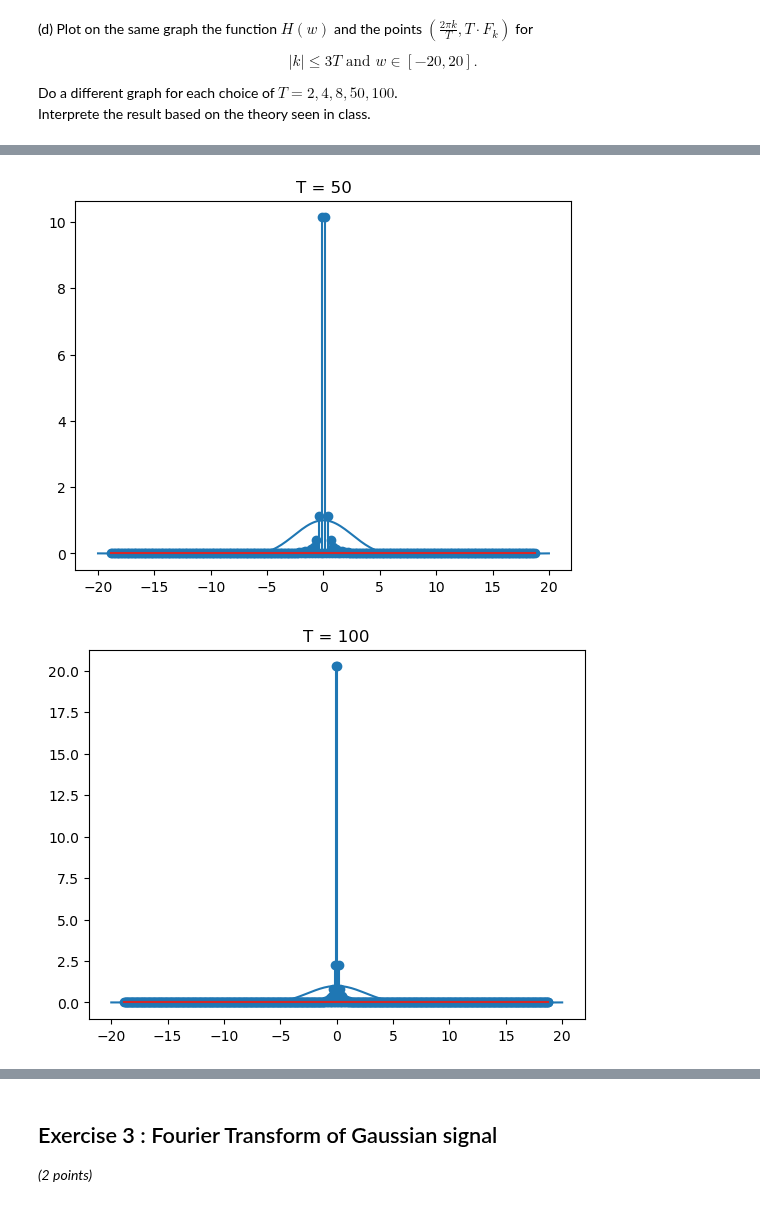
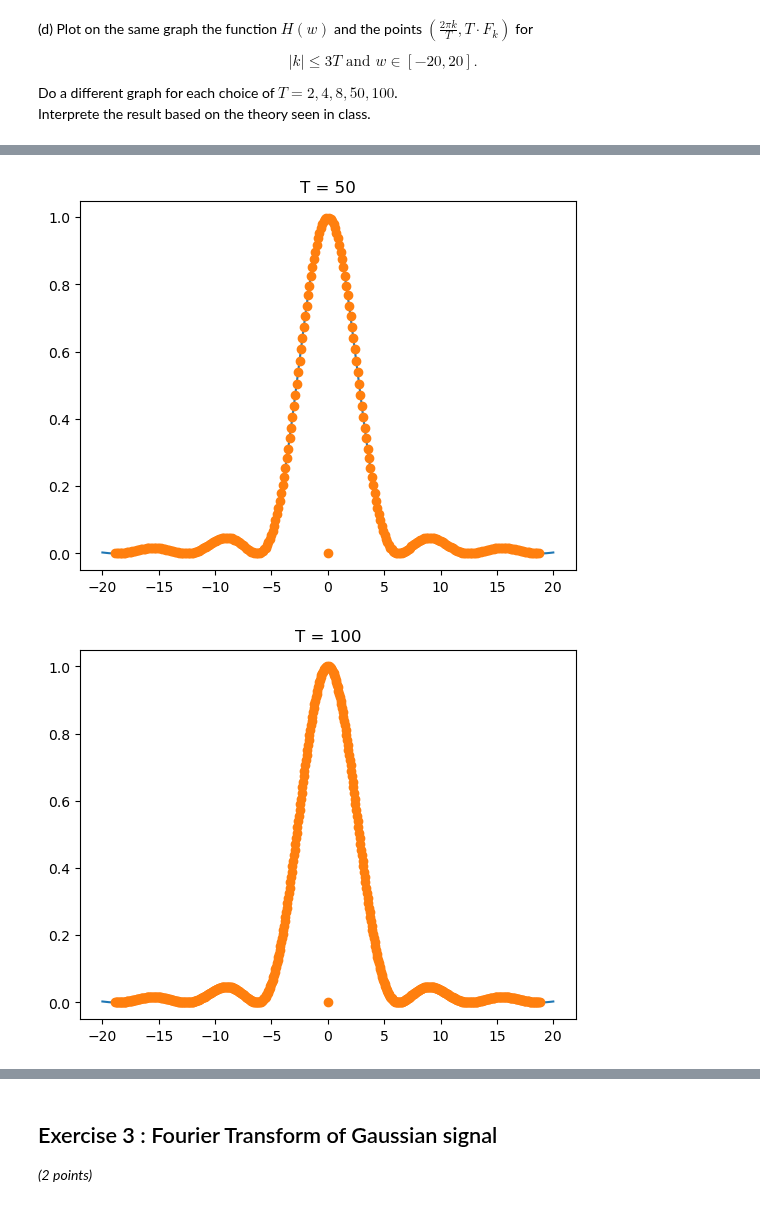
Before and after one commit to Arkanthara/digital_image_processing, a Jupyter notebook: TP8_FS_and_FT.ipynb, the cells around one changed output, grey strips where cells are left out. Saved outputs shown, nothing was run; the diff lists cells and outputs as text; code cells hidden in the pictures.

```diff
--- a/TP8_FS_and_FT.ipynb
+++ b/TP8_FS_and_FT.ipynb
@@ -323,7 +334,7 @@ def points(T: int) -> np.ndarray:
     y = []
     for i in x:
         if i != 0:
-            y.append(1/(i * np.pi)**2 * (1 - np.cos(i * np.pi)))
+            y.append(T/(2 * i**2 * np.pi**2) * (1 - np.cos(i * (2 *np.pi) / T)))
         else:
             y.append(0)
     y = np.array(y) * T
@@ -339,6 +350,6 @@ for i in T:
     plt.figure()
     plt.title(f"T = {i}")
     plt.plot(t, H(t))
-    plt.stem(points_x, points_y)
+    plt.plot(points_x, points_y, 'o')
     plt.show()
 # %% [output]
@@ -348,2 +359,2 @@ for i in T:
-[figure, old version]
+[figure, new version]
-[figure, old version]
+[figure, new version]
```
Also changed, not shown: parts of 3 cells of this notebook.
